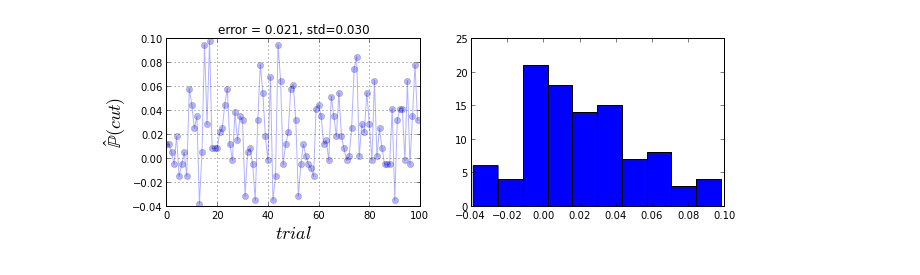
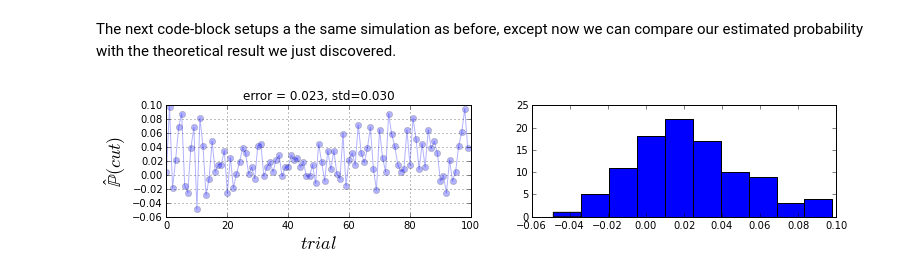
Before and after one commit to unpingco/Pig-in-the-Python, a Jupyter notebook: Buffons_Needle_Sim.ipynb, the cells around one changed output. Drawn from its saved outputs; the diff is of its cells as text; code cells hidden in the pictures.

```diff
--- a/Buffons_Needle_Sim.ipynb
+++ b/Buffons_Needle_Sim.ipynb
@@ -109,19 +131,22 @@ $$ \mathbb{P}(\text{cut}) =1-\mathbb{P}(\text{no cut}) = 1-\left(1 - \frac{2 L}{
 # %%
 prob_cut= lambda l:(1-(1-2*l/pi)**2)
+# %% [markdown]
+The next code-block setups a the same simulation as before, except now we can compare our estimated probability with the theoretical result we just discovered.
 # %%
 L = .5
 fig,axs = subplots(1,2)
-fig.set_size_inches((10,3))
+fig.set_size_inches((12,2))
 ax=axs[0]
-errors=np.array([[needle_gen(L) for i in range(300)] for k in range(100)])-prob_cut(L)
+samples=np.array([[needle_gen(L) for i in range(300)] for k in range(100)])
+errors=samples - prob_cut(L)
 ax.plot(np.mean(errors,axis=1),'o-',alpha=0.3)
 ax.axis(xmax=errors.shape[0])
-ax.set_xlabel('$trial$',fontsize=18)
+ax.set_xlabel(r'$trial$',fontsize=18)
 ax.set_ylabel('$\mathbb{\hat{P}}(cut)$',fontsize=18)
 ax.set_title('error = %3.3f, std=%3.3f'%(errors.mean(),(errors.mean(1)).std()))
 ax.grid()
 
 ax = axs[1]
 ax.hist( errors.mean(1));
 # %% [output]
-[figure, old version]
+[figure, new version]
```
Also changed, not shown: parts of 38 cells of this notebook.
